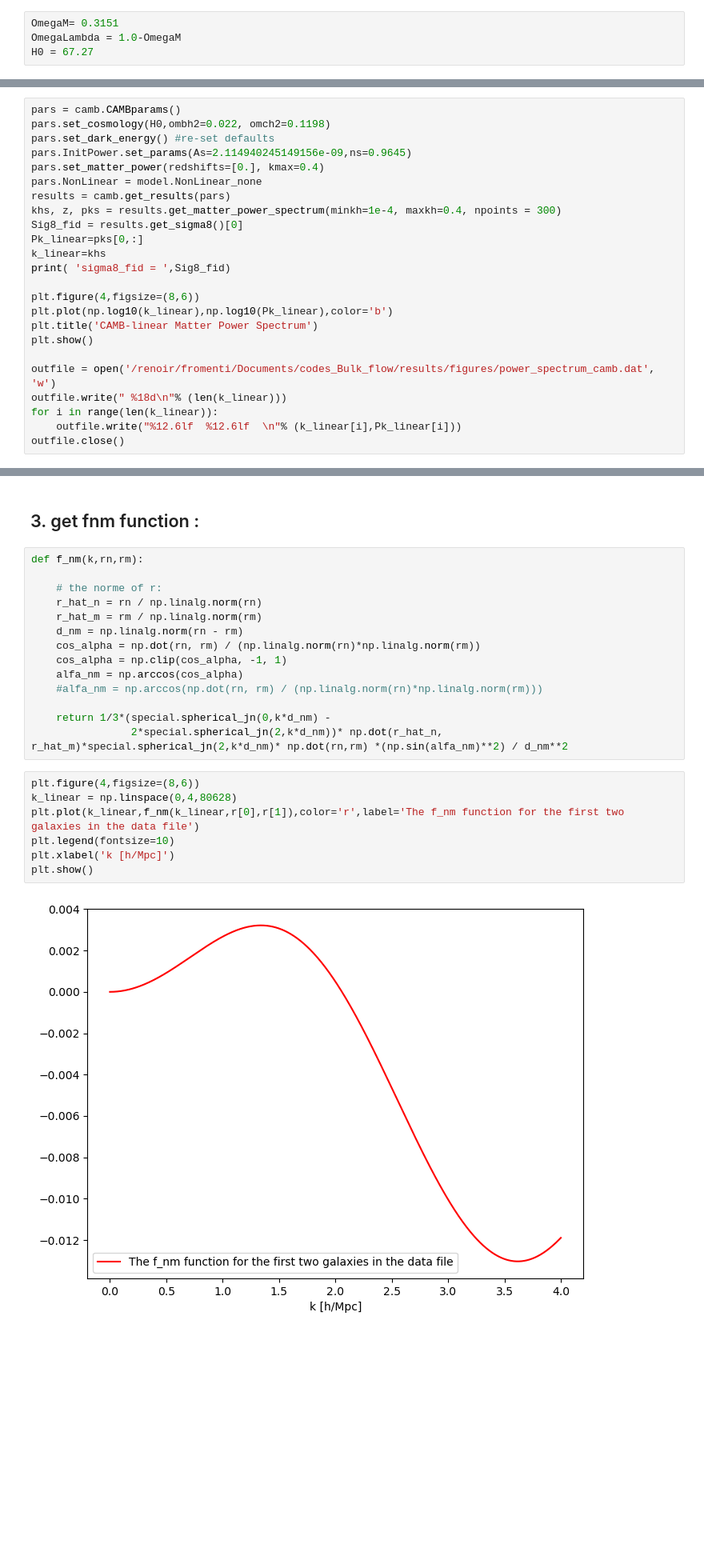
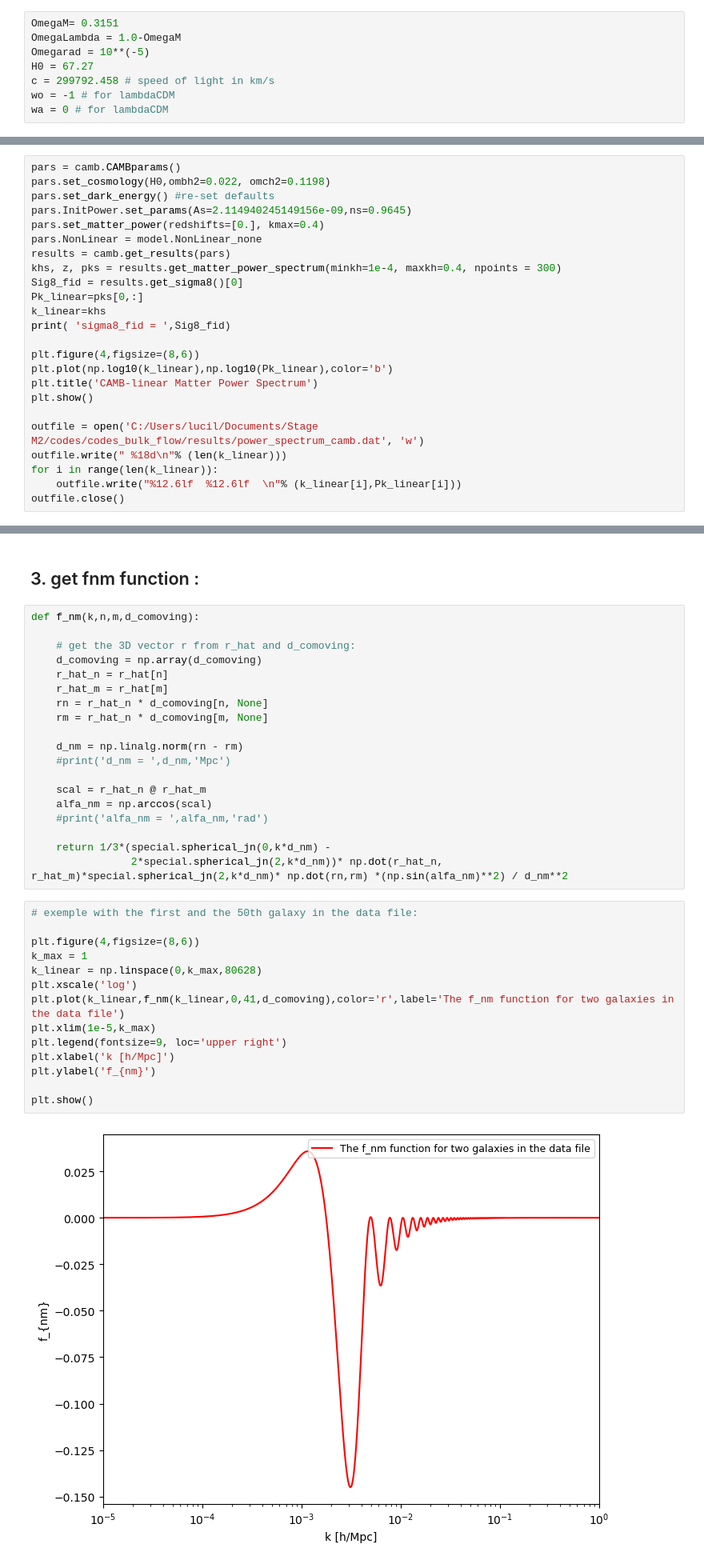
Before and after one commit to lucilefrm/stgae-M2-update, a Jupyter notebook: LambdaCDM.ipynb, the cells around one changed output, grey strips where cells are left out. Shown at 80% size. Saved outputs shown, nothing was run; the diff lists cells and outputs as text; blank space fills up the shorter version.

```diff
--- a/LambdaCDM.ipynb
+++ b/LambdaCDM.ipynb
@@ -19,7 +20,11 @@ from scipy.integrate import simpson
 # %%
 OmegaM= 0.3151
 OmegaLambda = 1.0-OmegaM
+Omegarad = 10**(-5)
 H0 = 67.27
+c = 299792.458 # speed of light in km/s
+wo = -1 # for lambdaCDM
+wa = 0 # for lambdaCDM
 # %% [markdown]
 ## 1.get the linear PS from CAMB:
 # %%
@@ -41,7 +46,7 @@ plt.plot(np.log10(k_linear),np.log10(Pk_linear),color='b')
 plt.title('CAMB-linear Matter Power Spectrum')
 plt.show()
 
-outfile = open('/renoir/fromenti/Documents/codes_Bulk_flow/results/figures/power_spectrum_camb.dat', 'w')
+outfile = open('C:/Users/lucil/Documents/Stage M2/codes/codes_bulk_flow/results/power_spectrum_camb.dat', 'w')
 outfile.write(" %18d\n"% (len(k_linear)))
 for i in range(len(k_linear)):
     outfile.write("%12.6lf  %12.6lf  \n"% (k_linear[i],Pk_linear[i]))
@@ -81,27 +127,39 @@ the coordinates of r for the first galaxy in the data file, in cartesian coordin
 # %% [markdown]
 ## 3. get fnm function :
 # %%
-def f_nm(k,rn,rm):
+def f_nm(k,n,m,d_comoving):
 
-    # the norme of r:
-    r_hat_n = rn / np.linalg.norm(rn)
-    r_hat_m = rm / np.linalg.norm(rm)
+    # get the 3D vector r from r_hat and d_comoving:
+    d_comoving = np.array(d_comoving)
+    r_hat_n = r_hat[n]
+    r_hat_m = r_hat[m]
+    rn = r_hat_n * d_comoving[n, None]
+    rm = r_hat_n * d_comoving[m, None]
+
     d_nm = np.linalg.norm(rn - rm)
-    cos_alpha = np.dot(rn, rm) / (np.linalg.norm(rn)*np.linalg.norm(rm))
-    cos_alpha = np.clip(cos_alpha, -1, 1)
-    alfa_nm = np.arccos(cos_alpha)
-    #alfa_nm = np.arccos(np.dot(rn, rm) / (np.linalg.norm(rn)*np.linalg.norm(rm)))
+    #print('d_nm = ',d_nm,'Mpc')
+
+    scal = r_hat_n @ r_hat_m
+    alfa_nm = np.arccos(scal)
+    #print('alfa_nm = ',alfa_nm,'rad')
 
     return 1/3*(special.spherical_jn(0,k*d_nm) -
                 2*special.spherical_jn(2,k*d_nm))* np.dot(r_hat_n, r_hat_m)*special.spherical_jn(2,k*d_nm)* np.dot(rn,rm) *(np.sin(alfa_nm)**2) / d_nm**2
 # %%
+# exemple with the first and the 50th galaxy in the data file:
+
 plt.figure(4,figsize=(8,6))
-k_linear = np.linspace(0,4,80628)
-plt.plot(k_linear,f_nm(k_linear,r[0],r[1]),color='r',label='The f_nm function for the first two galaxies in the data file')
-plt.legend(fontsize=10)
+k_max = 1
+k_linear = np.linspace(0,k_max,80628)
+plt.xscale('log')
+plt.plot(k_linear,f_nm(k_linear,0,41,d_comoving),color='r',label='The f_nm function for two galaxies in the data file')
+plt.xlim(1e-5,k_max)
+plt.legend(fontsize=9, loc='upper right')
 plt.xlabel('k [h/Mpc]')
+plt.ylabel('f_{nm}')
+
 plt.show()
 # %% [output]
-[figure, old version]
+[figure, new version]
 # %% [markdown]
 ## 4.get the window function:
```
Also changed, not shown: parts of 18 cells of this notebook.
